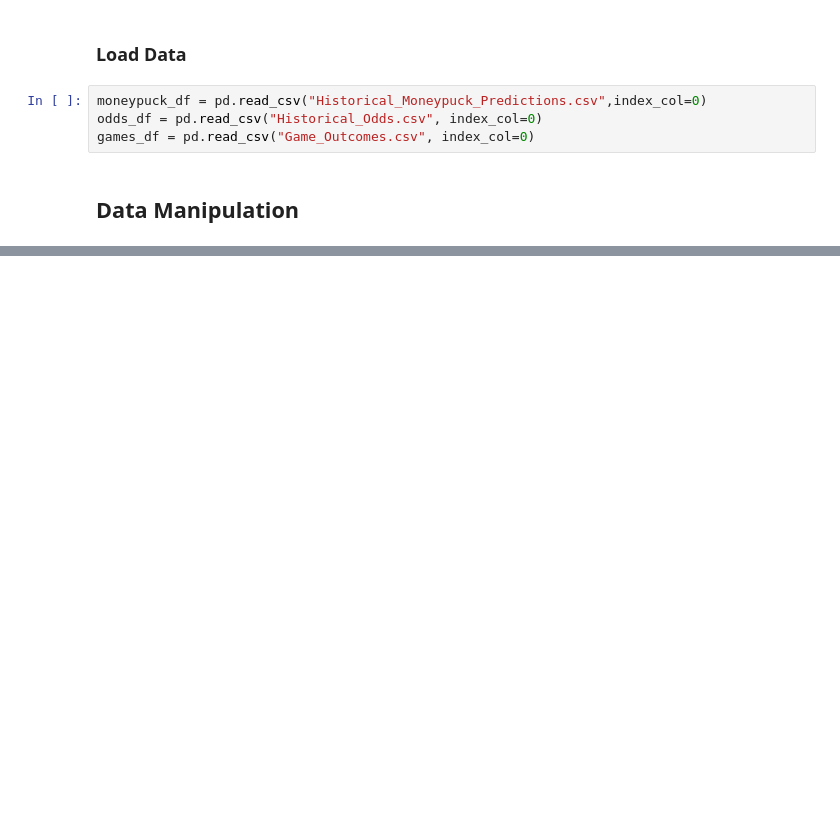
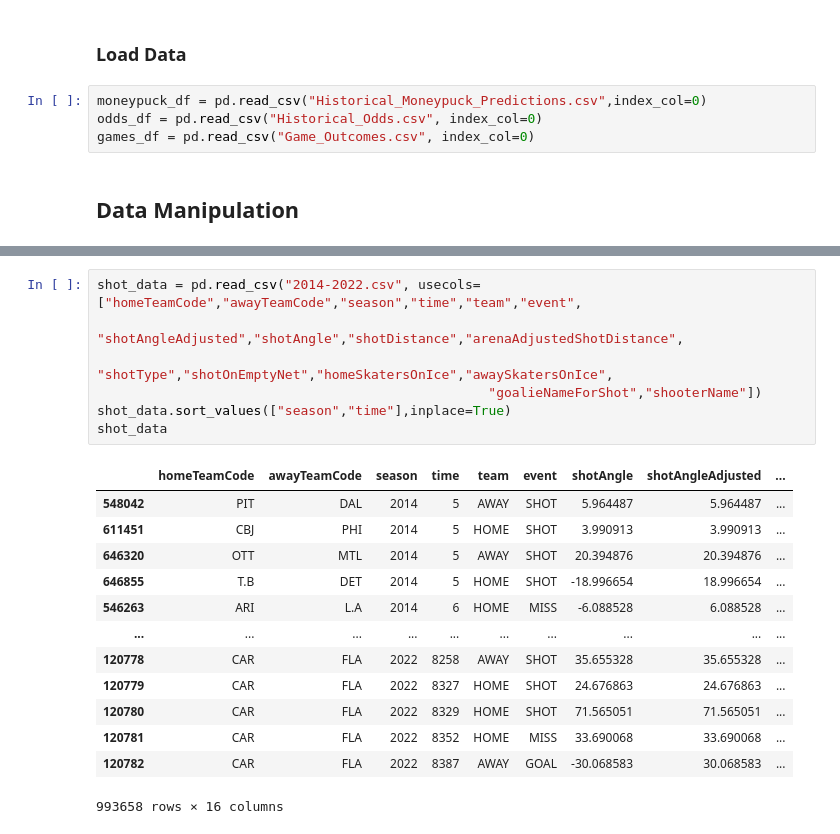
Before and after one commit to traskcon/NHL-Predictions, a Jupyter notebook: NHL-EDGE-Predictions.ipynb, the cells around one changed output, grey strips where cells are left out. Cells and saved outputs as stored; diff of their text form; blank space fills up the shorter version.

```diff
--- a/NHL-EDGE-Predictions.ipynb
+++ b/NHL-EDGE-Predictions.ipynb
@@ -275,0 +325,21 @@ fig.show()
+# %%
+shot_data = pd.read_csv("2014-2022.csv", usecols=["homeTeamCode","awayTeamCode","season","time","team","event",
+                                                  "shotAngleAdjusted","shotAngle","shotDistance","arenaAdjustedShotDistance",
+                                                  "shotType","shotOnEmptyNet","homeSkatersOnIce","awaySkatersOnIce",
+                                                  "goalieNameForShot","shooterName"])
+shot_data.sort_values(["season","time"],inplace=True)
+shot_data
+# %% [output]
+|  | homeTeamCode | awayTeamCode | season | time | team | event | shotAngle | shotAngleAdjusted | ... |
+| 548042 | PIT | DAL | 2014 | 5 | AWAY | SHOT | 5.964487 | 5.964487 | ... |
+| 611451 | CBJ | PHI | 2014 | 5 | HOME | SHOT | 3.990913 | 3.990913 | ... |
+| 646320 | OTT | MTL | 2014 | 5 | AWAY | SHOT | 20.394876 | 20.394876 | ... |
+| 646855 | T.B | DET | 2014 | 5 | HOME | SHOT | -18.996654 | 18.996654 | ... |
+| 546263 | ARI | L.A | 2014 | 6 | HOME | MISS | -6.088528 | 6.088528 | ... |
+| ... | ... | ... | ... | ... | ... | ... | ... | ... | ... |
+| 120778 | CAR | FLA | 2022 | 8258 | AWAY | SHOT | 35.655328 | 35.655328 | ... |
+| 120779 | CAR | FLA | 2022 | 8327 | HOME | SHOT | 24.676863 | 24.676863 | ... |
+| 120780 | CAR | FLA | 2022 | 8329 | HOME | SHOT | 71.565051 | 71.565051 | ... |
+| 120781 | CAR | FLA | 2022 | 8352 | HOME | MISS | 33.690068 | 33.690068 | ... |
+| 120782 | CAR | FLA | 2022 | 8387 | AWAY | GOAL | -30.068583 | 30.068583 | ... |
+993658 rows × 16 columns
```
Also changed, not shown: parts of 21 cells of this notebook.
